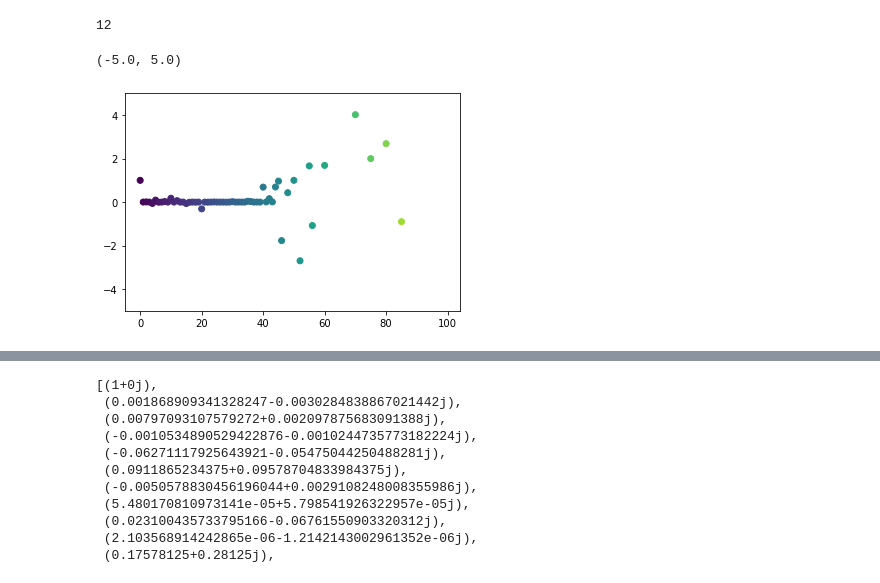
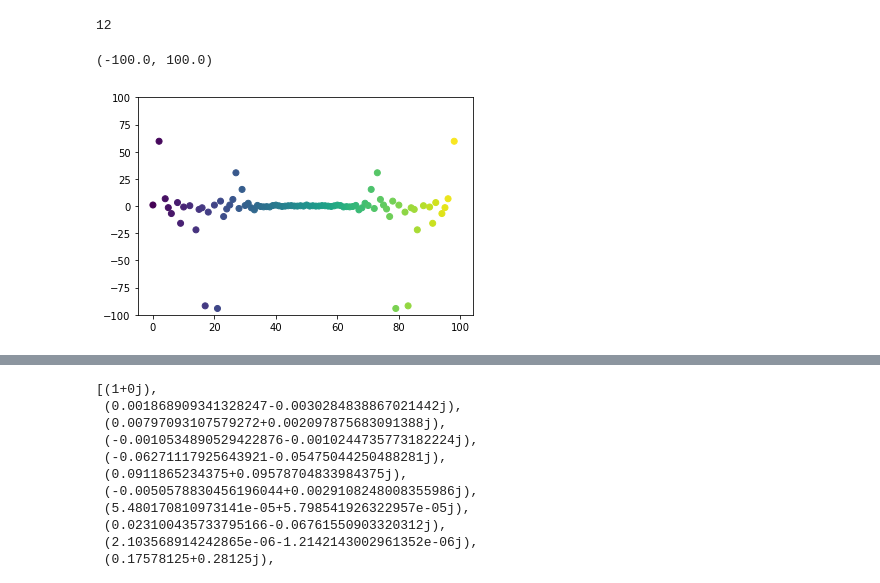
Before and after one commit to georgeglidden/rutabaga, a Jupyter notebook: Q_evaluator.ipynb, the cells around one changed output, grey strips where cells are left out. Cells and saved outputs as stored; diff of their text form; code cells hidden in the pictures.

```diff
--- a/Q_evaluator.ipynb
+++ b/Q_evaluator.ipynb
@@ -3,6 +3,8 @@
 Functions for evaluating the Q polynomials at specific points.
 Usage:
 # %%
-# load the datafiles
-import pandas as pd
-polys = pd.read_csv('data/q_to_denom_100.csv', dtype=str)
+# load the datafiles (using modlin.pandas to replicate pandas functionality across multiple cores, to speed up reading process)
+import os
+os.environ["MODIN_ENGINE"] = "ray"  # Modin will use Ray
+import modin.pandas as pd
+polys = pd.read_csv('data/q_to_denom_1000.csv', dtype=str)
@@ -168,22 +172,22 @@ math.gcd(12,60)
 # %%
 # plot of the antiroot function
 # get all fractions with denom up to max denom in unit interval
-x = 0.25j+0.5
+x = 0.3j
 max_denom = 100
 fracs = [[0,1]]
 for i in range(1,max_denom):
     g = math.gcd(i, max_denom)
     fracs.append([int(i/g),int(max_denom/g)])
 ys = []
 for f in fracs:
     ys.append(eval_q_at_x(f,x))
 # plot all of these points
 reals = [s.real for s in ys]
 imags = [s.imag for s in ys]
 colors = np.arange(len(ys))
 plt.scatter(colors,reals, c= colors)
 # plt.xlim(-1,2)
-plt.ylim(-5,5)
+plt.ylim(-100,100)
 # %% [output]
-(-5.0, 5.0)
+(-100.0, 100.0)
-[figure, old version]
+[figure, new version]
```
Also changed, not shown: parts of 5 cells of this notebook, 11 other files.
